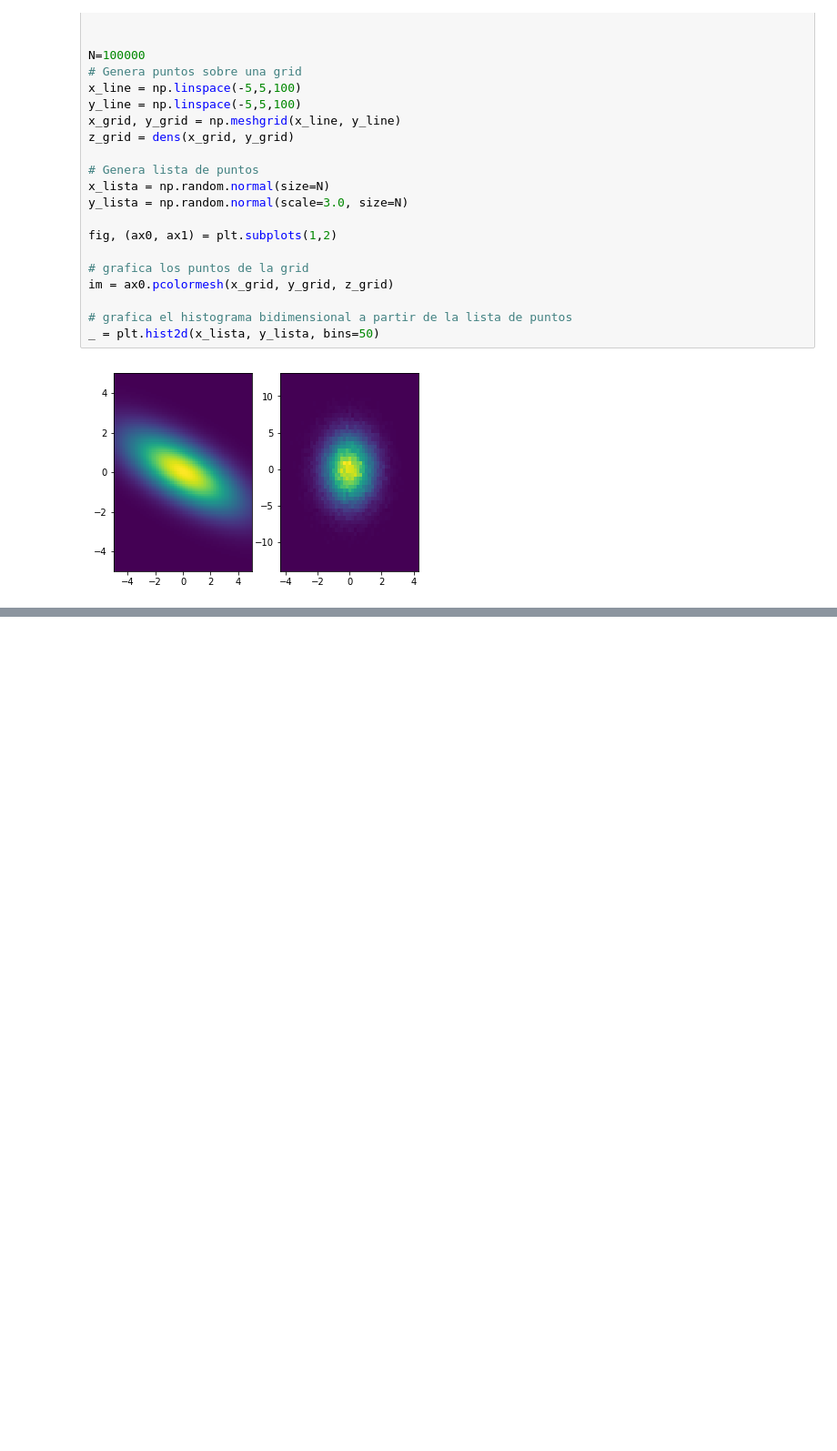
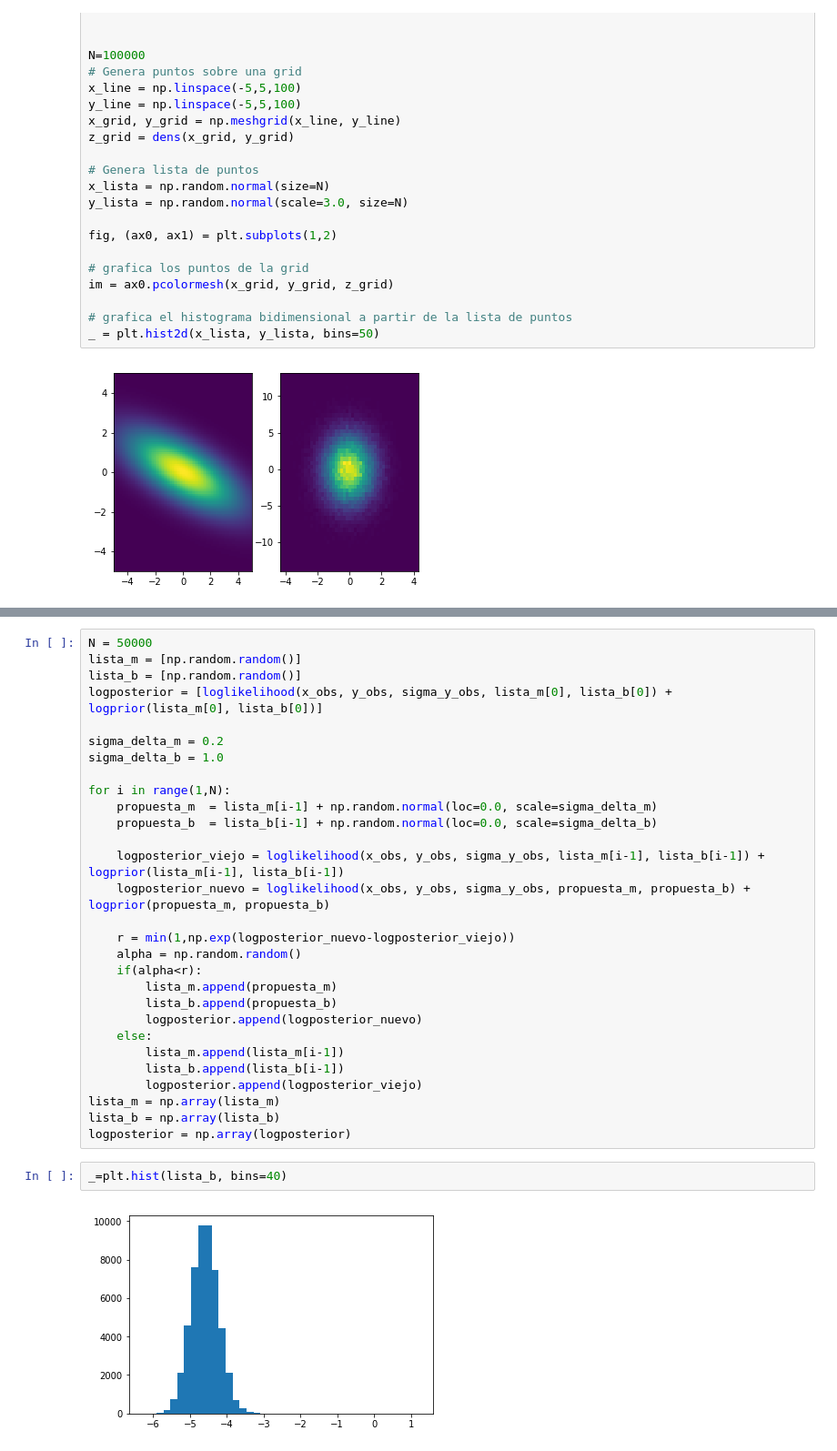
Before and after one commit to JoseMontanaC/Metodos_Computacionales, a Jupyter notebook: Repaso_Ejercicios/Ejercicio_5/Ejercicio_5.ipynb, the cells around one changed output, grey strips where cells are left out. Shown at 91% size. Cells and saved outputs as stored; diff of their text form; blank space fills up the shorter version.

```diff
--- a/Repaso_Ejercicios/Ejercicio_5/Ejercicio_5.ipynb
+++ b/Repaso_Ejercicios/Ejercicio_5/Ejercicio_5.ipynb
@@ -399,0 +431,33 @@ plt.show()
+# %%
+N = 50000
+lista_m = [np.random.random()]
+lista_b = [np.random.random()]
+logposterior = [loglikelihood(x_obs, y_obs, sigma_y_obs, lista_m[0], lista_b[0]) + logprior(lista_m[0], lista_b[0])]
+
+sigma_delta_m = 0.2
+sigma_delta_b = 1.0
+
+for i in range(1,N):
+    propuesta_m  = lista_m[i-1] + np.random.normal(loc=0.0, scale=sigma_delta_m)
+    propuesta_b  = lista_b[i-1] + np.random.normal(loc=0.0, scale=sigma_delta_b)
+
+    logposterior_viejo = loglikelihood(x_obs, y_obs, sigma_y_obs, lista_m[i-1], lista_b[i-1]) + logprior(lista_m[i-1], lista_b[i-1])
+    logposterior_nuevo = loglikelihood(x_obs, y_obs, sigma_y_obs, propuesta_m, propuesta_b) + logprior(propuesta_m, propuesta_b)
+
+    r = min(1,np.exp(logposterior_nuevo-logposterior_viejo))
+    alpha = np.random.random()
+    if(alpha<r):
+        lista_m.append(propuesta_m)
+        lista_b.append(propuesta_b)
+        logposterior.append(logposterior_nuevo)
+    else:
+        lista_m.append(lista_m[i-1])
+        lista_b.append(lista_b[i-1])
+        logposterior.append(logposterior_viejo)
+lista_m = np.array(lista_m)
+lista_b = np.array(lista_b)
+logposterior = np.array(logposterior)
+# %%
+_=plt.hist(lista_b, bins=40)
+# %% [output]
+[figure, added]
```
Also changed, not shown: parts of 22 cells of this notebook.
